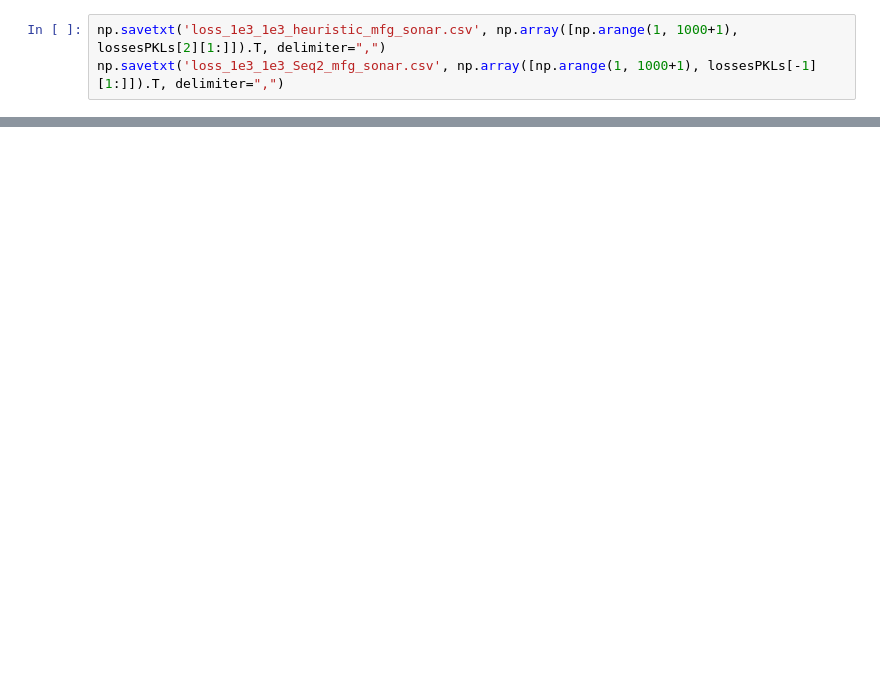
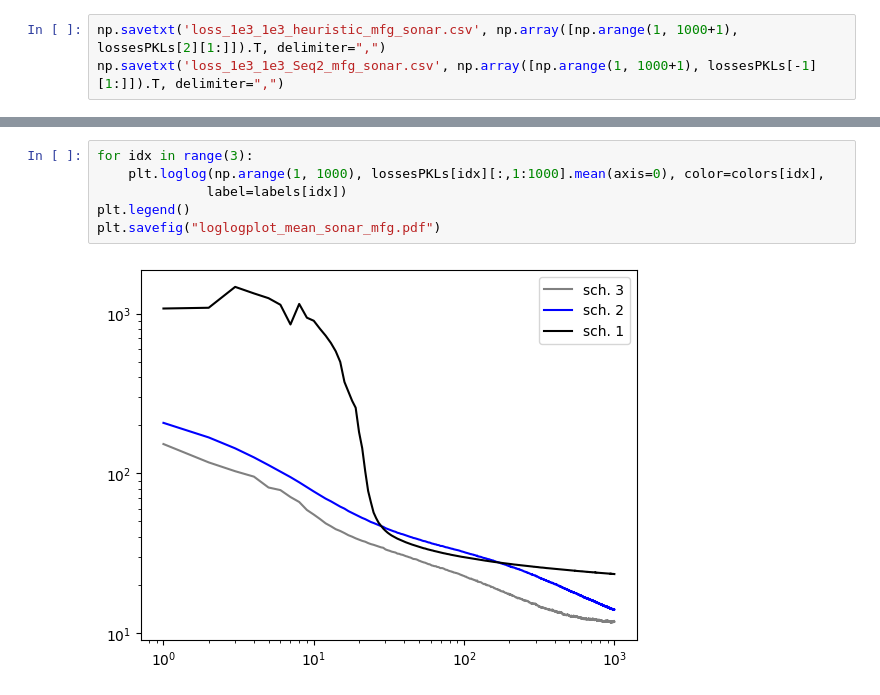
Before and after one commit to ylefay/LSVI, a Jupyter notebook: LSVI/experiments/logisticRegression/sonar_logistic_regression/output_mean_field/read.ipynb, the cells around one changed output, grey strips where cells are left out. Drawn from its saved outputs; the diff is of its cells as text; blank space fills up the shorter version.

```diff
--- a/LSVI/experiments/logisticRegression/sonar_logistic_regression/output_mean_field/read.ipynb
+++ b/LSVI/experiments/logisticRegression/sonar_logistic_regression/output_mean_field/read.ipynb
@@ -51,0 +77,8 @@ np.savetxt('loss_1e3_1e3_Seq2_mfg_sonar.csv', np.array([np.arange(1, 1000+1), lo
+# %%
+for idx in range(3):
+    plt.loglog(np.arange(1, 1000), lossesPKLs[idx][:,1:1000].mean(axis=0), color=colors[idx],
+              label=labels[idx])
+plt.legend()
+plt.savefig("loglogplot_mean_sonar_mfg.pdf")
+# %% [output]
+[figure, added]
```
Also changed, not shown: parts of 10 cells of this notebook, 6 other files.
